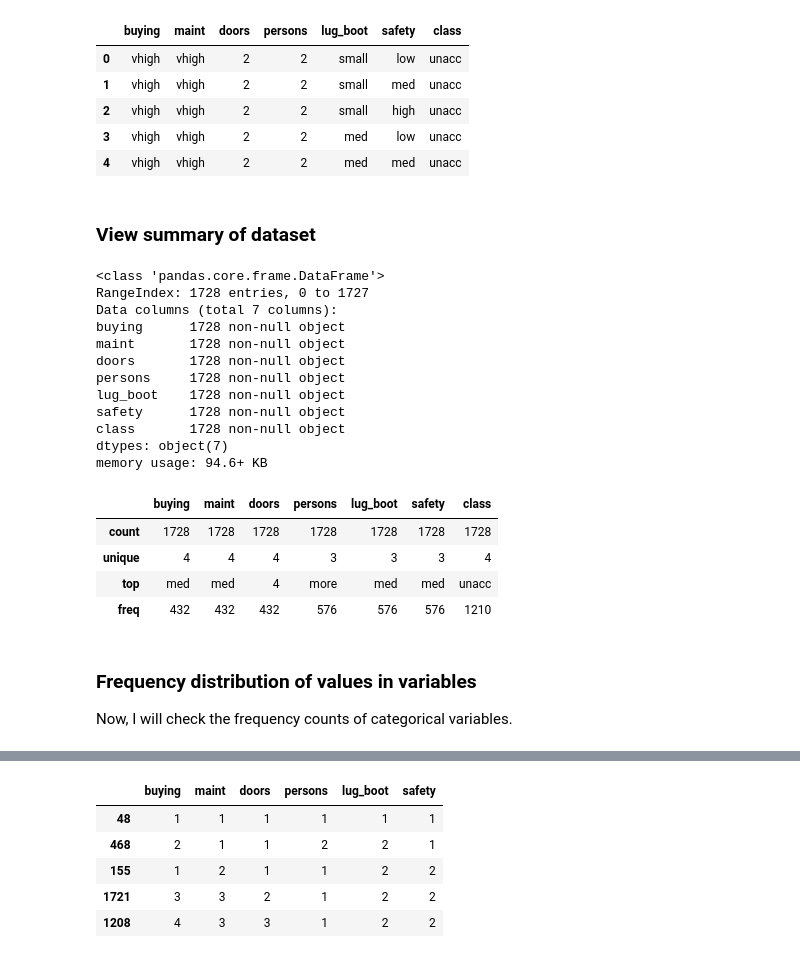
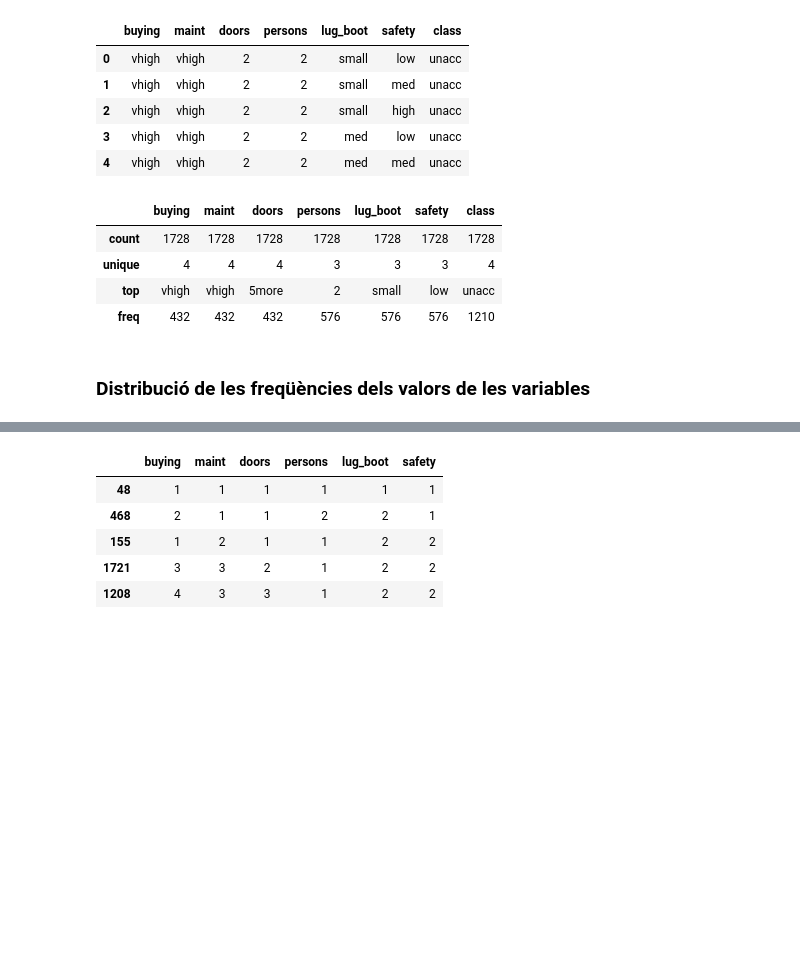
Before and after one commit to estevedelacebo/hello_world, a Jupyter notebook: exemple_arbres_de_classificació.ipynb, the cells around one changed output, grey strips where cells are left out. Saved outputs shown, nothing was run; the diff lists cells and outputs as text; code cells hidden in the pictures; blank space fills up the shorter version.

```diff
--- a/exemple_arbres_de_classificació.ipynb
+++ b/exemple_arbres_de_classificació.ipynb
@@ -56,33 +56,16 @@ df.head()
 | 2 | vhigh | vhigh | 2 | 2 | small | high | unacc |
 | 3 | vhigh | vhigh | 2 | 2 | med | low | unacc |
 | 4 | vhigh | vhigh | 2 | 2 | med | med | unacc |
-# %% [markdown]
-### View summary of dataset
 # %%
-df.info()
 df.describe()
 # %% [output]
-<class 'pandas.core.frame.DataFrame'>
-RangeIndex: 1728 entries, 0 to 1727
-Data columns (total 7 columns):
-buying      1728 non-null object
-maint       1728 non-null object
-doors       1728 non-null object
-persons     1728 non-null object
-lug_boot    1728 non-null object
-safety      1728 non-null object
-class       1728 non-null object
-dtypes: object(7)
-memory usage: 94.6+ KB
 |  | buying | maint | doors | persons | lug_boot | safety | class |
 | count | 1728 | 1728 | 1728 | 1728 | 1728 | 1728 | 1728 |
 | unique | 4 | 4 | 4 | 3 | 3 | 3 | 4 |
-| top | med | med | 4 | more | med | med | unacc |
+| top | vhigh | vhigh | 5more | 2 | small | low | unacc |
 | freq | 432 | 432 | 432 | 576 | 576 | 576 | 1210 |
-# %% [markdown]
-### Frequency distribution of values in variables
-
-Now, I will check the frequency counts of categorical variables.
+# %% [markdown]
+### Distribució de les freqüències dels valors de les variables
 # %%
 for col in df.columns:
     print(df[col].value_counts())
```
Also changed, not shown: parts of 66 cells of this notebook.
